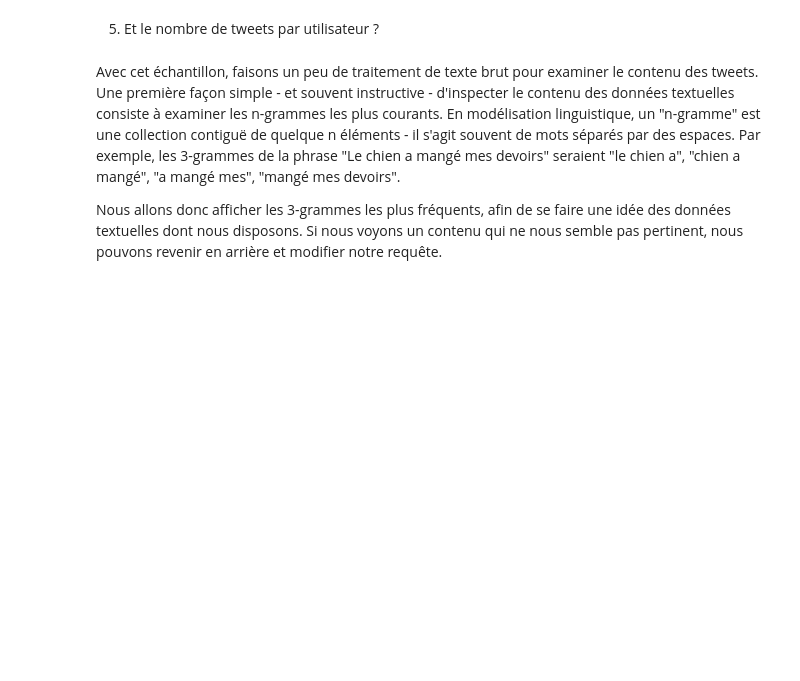
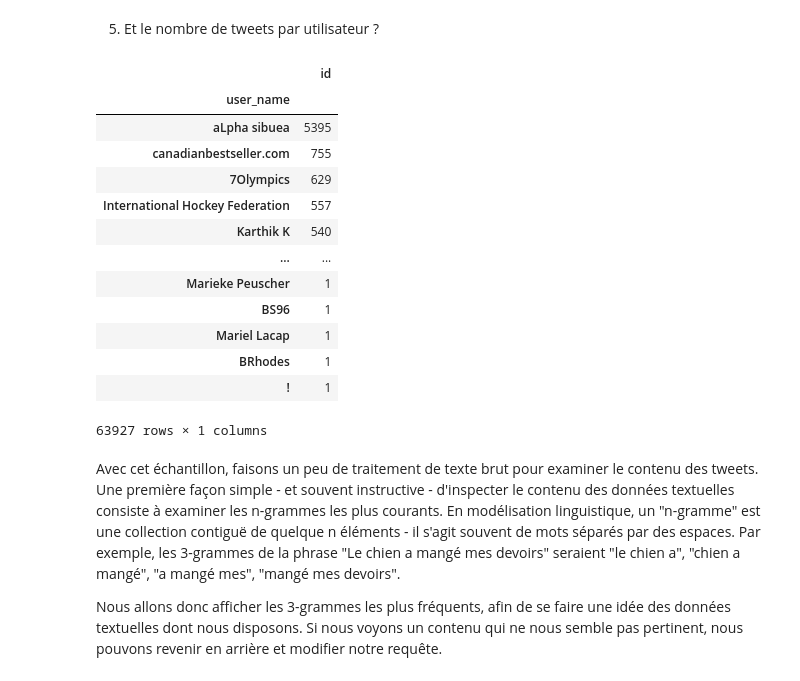
Before and after one commit to josephine-delas/ai-for-cyberattacks, a Jupyter notebook: TP1/TP_1.ipynb, the cells around one changed output. Cells and saved outputs as stored; diff of their text form; code cells hidden in the pictures; blank space fills up the shorter version.

```diff
--- a/TP1/TP_1.ipynb
+++ b/TP1/TP_1.ipynb
@@ -129,3 +159,20 @@ tweet_df.head()
+# %%
+user_df.groupby("user_name").count().sort_values(by='id', ascending=False)
+# %% [output]
+|  | id |
+| user_name |  |
+| aLpha sibuea | 5395 |
+| canadianbestseller.com | 755 |
+| 7Olympics | 629 |
+| International Hockey Federation | 557 |
+| Karthik K | 540 |
+| ... | ... |
+| Marieke Peuscher | 1 |
+| BS96 | 1 |
+| Mariel Lacap | 1 |
+| BRhodes | 1 |
+| ! | 1 |
+63927 rows × 1 columns
 # %% [markdown]
 Avec cet échantillon, faisons un peu de traitement de texte brut pour examiner le contenu des tweets. Une première façon simple - et souvent instructive - d'inspecter le contenu des données textuelles consiste à examiner les n-grammes les plus courants. En modélisation linguistique, un "n-gramme" est une collection contiguë de quelque n éléments - il s'agit souvent de mots séparés par des espaces. Par exemple, les 3-grammes de la phrase "Le chien a mangé mes devoirs" seraient "le chien a", "chien a mangé", "a mangé mes", "mangé mes devoirs".
 
```
Also changed, not shown: parts of 20 cells of this notebook, 1 other file.
